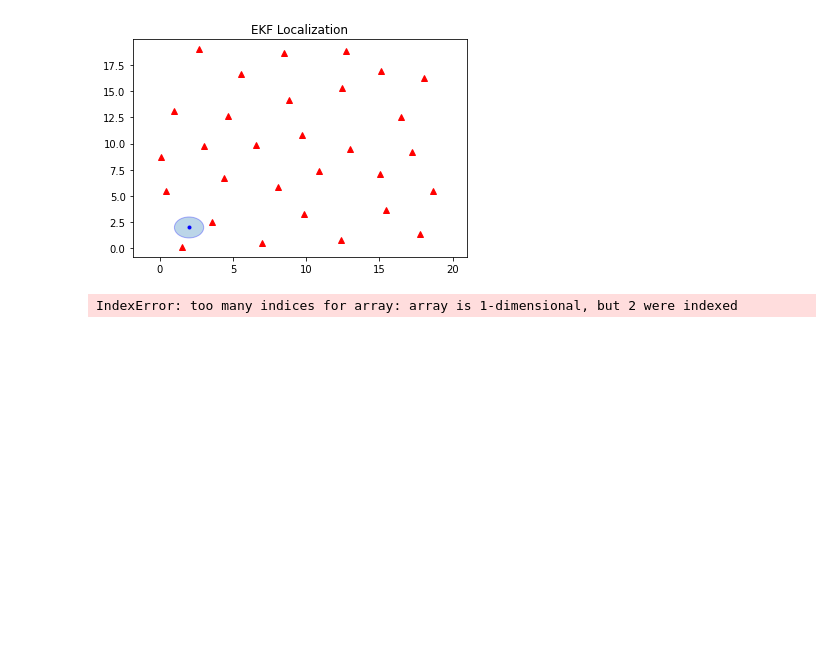
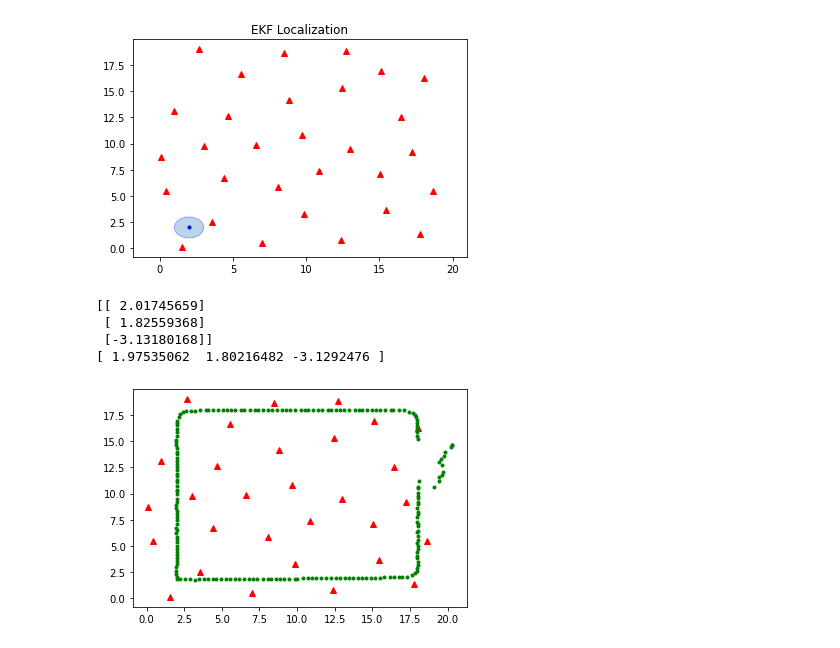
Before and after one commit to abdulahad01/mobileRobotics, a Jupyter notebook: 2020-msr1-exercise-05-EKF-localization/ex6.ipynb, the cells around one changed output. Drawn from its saved outputs; the diff is of its cells as text; code cells hidden in the pictures; blank space fills up the shorter version.

```diff
--- a/2020-msr1-exercise-05-EKF-localization/ex6.ipynb
+++ b/2020-msr1-exercise-05-EKF-localization/ex6.ipynb
@@ -127,11 +126,11 @@ x = np.array([2, 2, np.pi/2]).T
 P = np.array([[1, 0, 0],[0, 1, 0], [0, 0, np.pi/3]])
 
 
-for i in range(1,100):
+for i in range(1,10):
     u = [data['odom'][i-1],data['odom'][i]]
     z = data['z'][i]
     x_pred,P_pred = ekf_predict(x,P,u,R)
     x,P = ekf_correct(x_pred, P_pred,z,data['M'],Q)
-print(x,P)
-print(data["gt"][100])
+print(x,'\n',P)
+print(data["gt"][10])
 # %% [output]
@@ -201,14 +203,18 @@ plot_state(mu, S, M)
 (3,)
 [figure]
 # %%
-est_traj =[]
+mu = mu.reshape(3,1)
+est_traj =[[mu[0][0],mu[1][0]]]
 for i in range(1,len(data['odom'])):
-    est_traj.append([mu[0,0],mu[1,0]])
     u = [data['odom'][i-1],data['odom'][i]]
     z = data['z'][i]
     mu_pred,S_pred = ekf_predict(mu,S,u,R)
     mu,S = ekf_correct(mu_pred, S_pred,z,M,Q)
+    est_traj.append([mu[0,0],mu[1,0]])
 print(mu)
 print(data['gt'][2091])
 # %% [output]
-IndexError: too many indices for array: array is 1-dimensional, but 2 were indexed
+[[ 2.01745659]
+ [ 1.82559368]
+ [-3.13180168]]
+[ 1.97535062  1.80216482 -3.1292476 ]
@@ -218,8 +221,11 @@ print(len(est_traj))
 # %%
 # show map
 plt.figure(1)
 plt.plot(M[:,0], M[:,1], '^r')
 
-# show ground truth trajectory
-for i in range(0,len(est_traj)):
-    plt.plot(est_traj[i][0],est_traj[i][1], '.b')
+# show the estimated trajectory
+for i in range(0,len(est_traj),10):
+    plt.plot(est_traj[i][0],est_traj[i][1], '.g')
+    # plt.plot(gt_traj[i][0],gt_traj[i][1], '.y')
+# %% [output]
+[figure, added]
```
Also changed, not shown: parts of 6 cells of this notebook, 2 other files.
